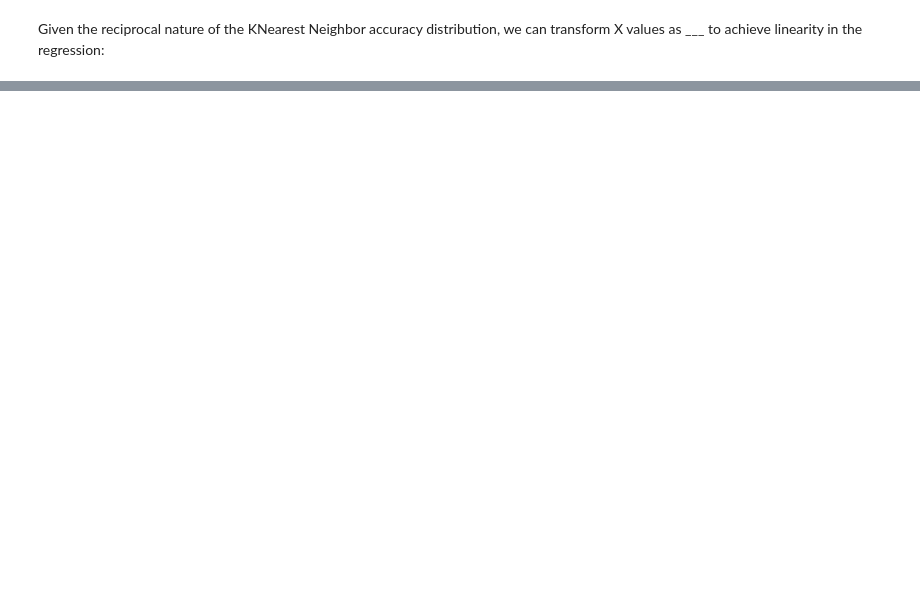
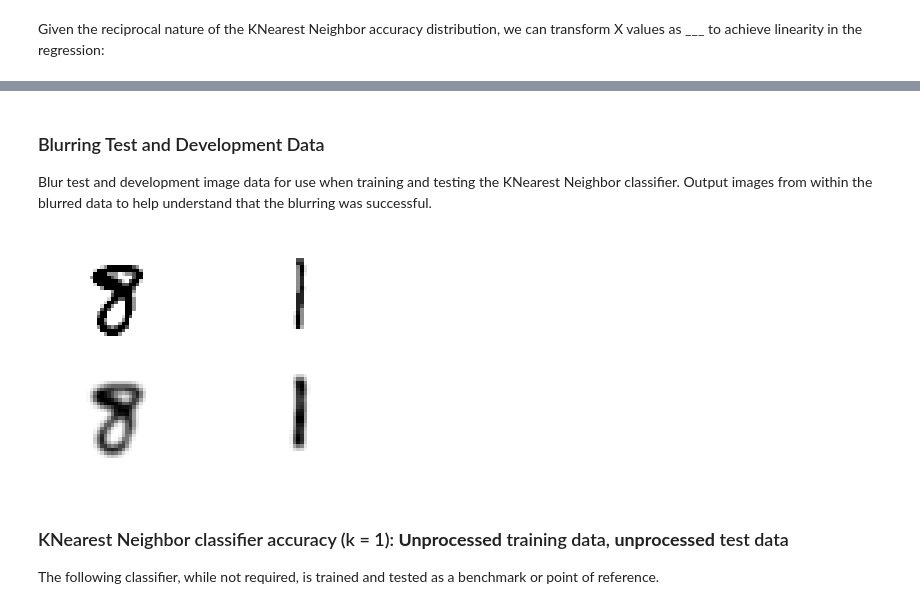
Before and after one commit to bdandersen-berkeley/mids, a Jupyter notebook: W207/homework/brad_andersen_p1.ipynb, the cells around one changed output, grey strips where cells are left out. Cells and saved outputs as stored; diff of their text form; code cells hidden in the pictures; blank space fills up the shorter version.

```diff
--- a/W207/homework/brad_andersen_p1.ipynb
+++ b/W207/homework/brad_andersen_p1.ipynb
@@ -650,0 +789,42 @@ ANSWER:
+# %% [markdown]
+### Blurring Test and Development Data
+
+Blur test and development image data for use when training and testing the KNearest Neighbor classifier.  Output images from within the blurred data to help understand that the blurring was successful.
+# %%
+# Walk the development and training data, and create lists of blurred representations of
+# the associated images
+blurred_dev_data = list()
+blurred_train_data = list()
+
+for image in dev_data:
+    blurred_dev_data.append(blur(image))
+for image in train_data:
+    blurred_train_data.append(blur(image))
+
+# Render images to ensure that our blurring efforts worked
+TEST_IMAGE_INDEX = 51
+fix, ax = plt.subplots(2, 2)
+
+ax[0][0].axis("off")
+ax[0][0].imshow(
+    np.reshape(dev_data[TEST_IMAGE_INDEX], (28, 28)),
+    cmap = plt.get_cmap("Greys")
+)
+ax[1][0].axis("off")
+ax[1][0].imshow(
+    blurred_dev_data[TEST_IMAGE_INDEX],
+    cmap = plt.get_cmap("Greys")
+)
+ax[0][1].axis("off")
+ax[0][1].imshow(
+    np.reshape(train_data[TEST_IMAGE_INDEX], (28, 28)),
+    cmap = plt.get_cmap("Greys")
+)
+ax[1][1].axis("off")
+ax[1][1].imshow(
+    blurred_train_data[TEST_IMAGE_INDEX],
+    cmap = plt.get_cmap("Greys")
+)
+plt.show()
+# %% [output]
+[figure, added]
@@ -650,0 +838,4 @@ ANSWER:
+# %% [markdown]
+### KNearest Neighbor classifier accuracy (k = 1): **Unprocessed**  training data, **unprocessed** test data
+
+The following classifier, while not required, is trained and tested as a benchmark or point of reference.
```
Also changed, not shown: parts of 47 cells of this notebook.
